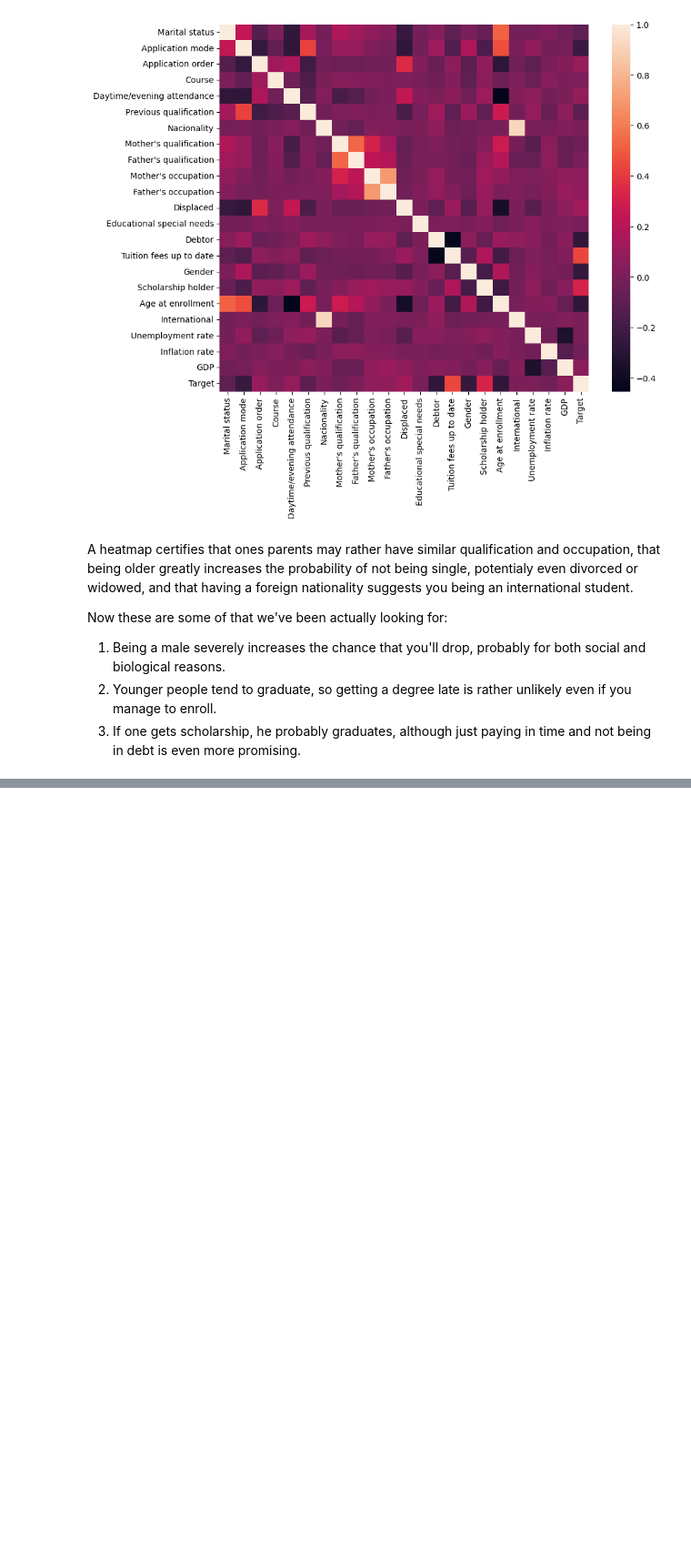
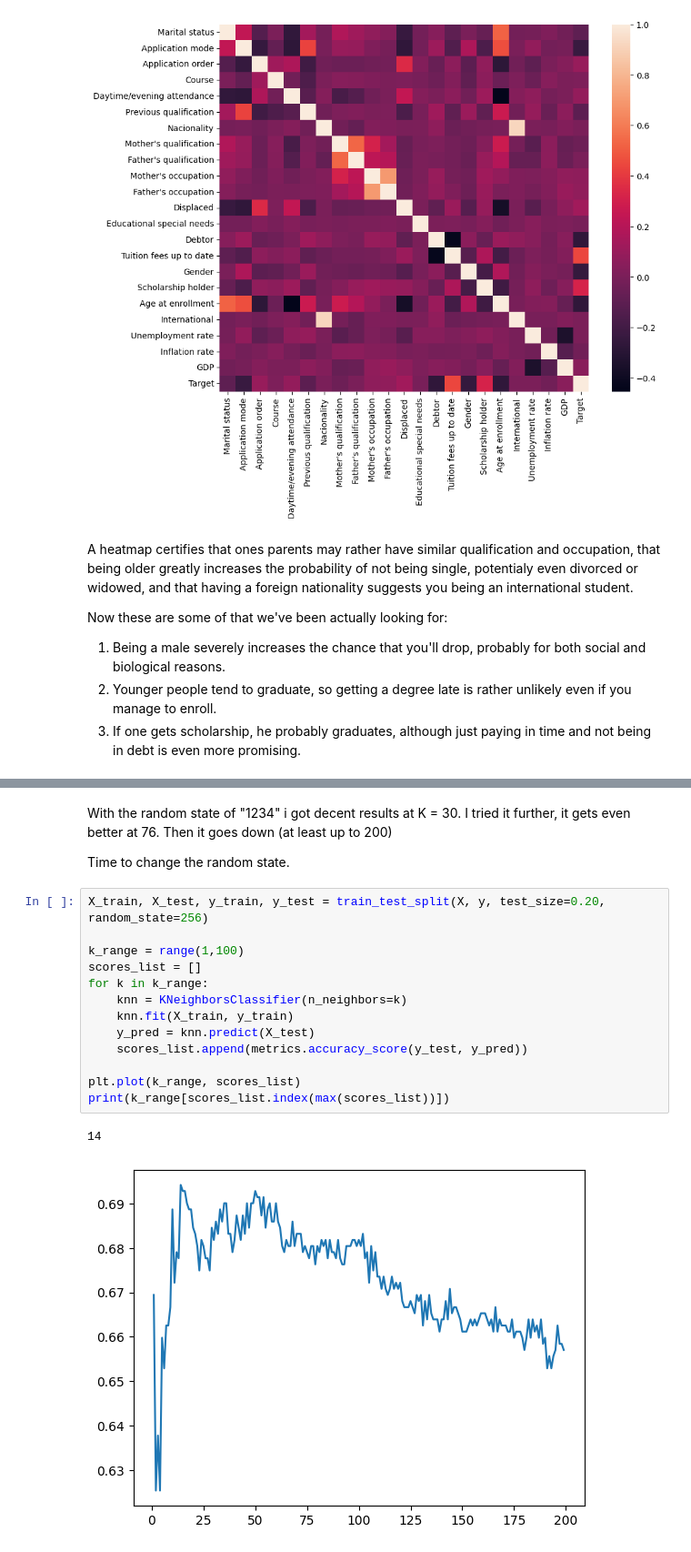
Before and after one commit to crimfi/keepstudying, a Jupyter notebook: main.ipynb, the cells around one changed output, grey strips where cells are left out. Shown at 91% size. Saved outputs shown, nothing was run; the diff lists cells and outputs as text; blank space fills up the shorter version.

```diff
--- a/main.ipynb
+++ b/main.ipynb
@@ -99,0 +124,20 @@ All of that shall be taken in consideration when choosing a training model.
+# %% [markdown]
+With the random state of "1234" i got decent results at K = 30. I tried it further, it gets even better at 76. Then it goes down (at least up to 200)
+
+Time to change the random state.
+# %%
+X_train, X_test, y_train, y_test = train_test_split(X, y, test_size=0.20, random_state=256)
+
+k_range = range(1,100)
+scores_list = []
+for k in k_range:
+    knn = KNeighborsClassifier(n_neighbors=k)
+    knn.fit(X_train, y_train)
+    y_pred = knn.predict(X_test)
+    scores_list.append(metrics.accuracy_score(y_test, y_pred))
+
+plt.plot(k_range, scores_list)
+print(k_range[scores_list.index(max(scores_list))])
+# %% [output]
+14
+[figure, added]
```
Also changed, not shown: parts of 14 cells of this notebook.
